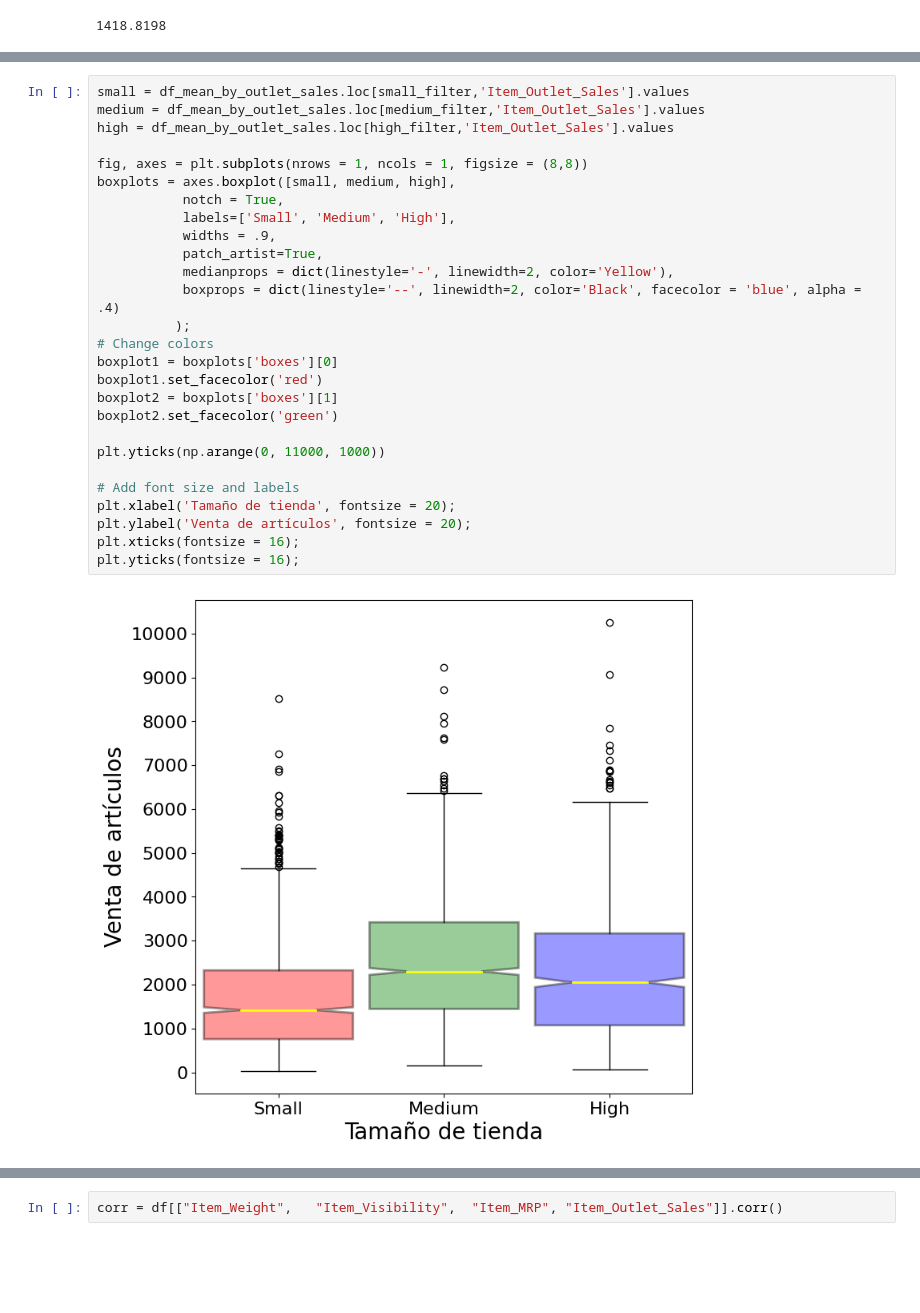
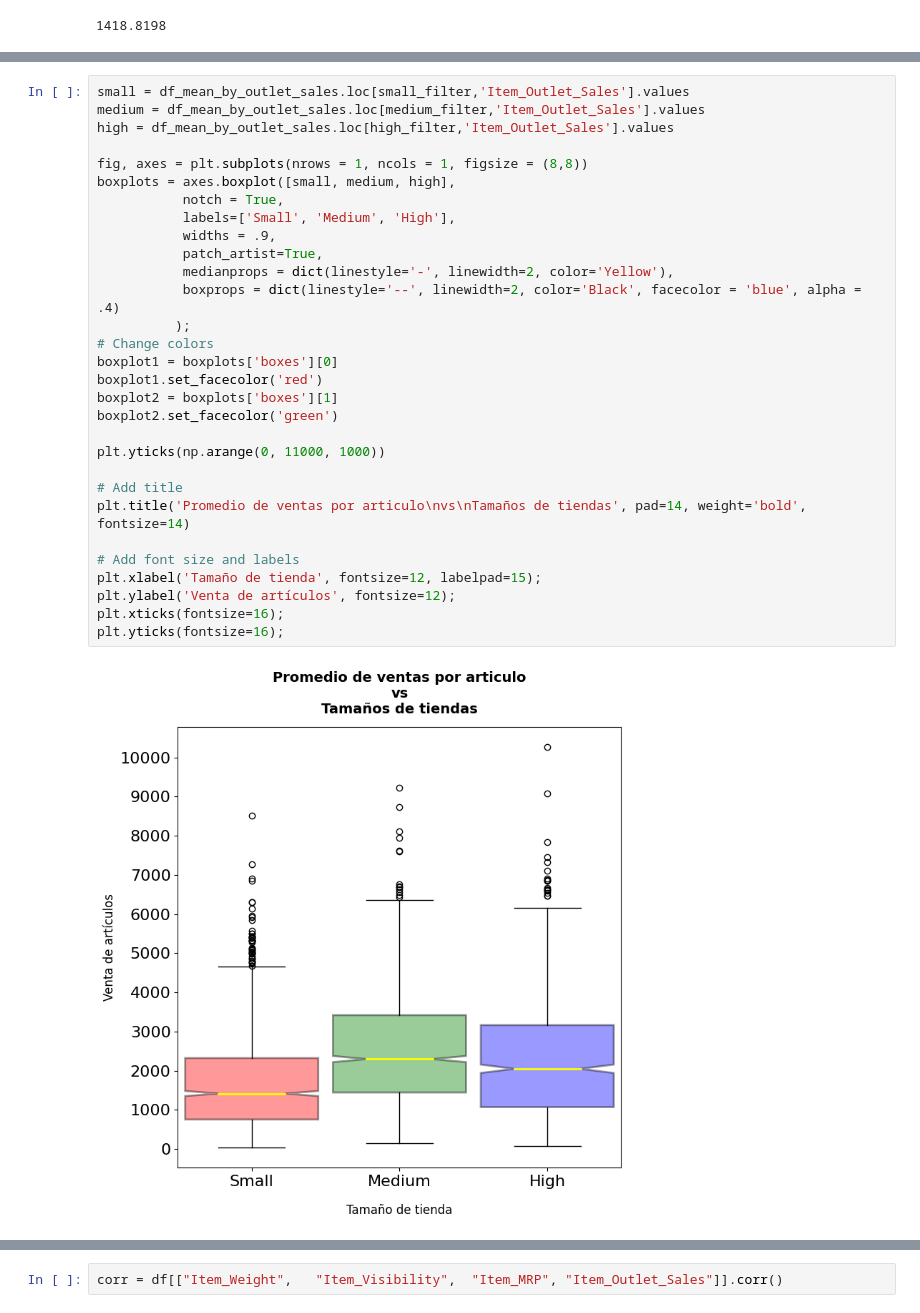
Before and after one commit to betsyvies/food-sales-predictions, a Jupyter notebook: food_sales_predictions.ipynb, the cells around one changed output, grey strips where cells are left out. Saved outputs shown, nothing was run; the diff lists cells and outputs as text; blank space fills up the shorter version.

```diff
--- a/food_sales_predictions.ipynb
+++ b/food_sales_predictions.ipynb
@@ -369,32 +369,35 @@ Cabe resaltar que en las tres boxplots podemos ver que hay una tendencia hacia v
 # %%
 small = df_mean_by_outlet_sales.loc[small_filter,'Item_Outlet_Sales'].values
 medium = df_mean_by_outlet_sales.loc[medium_filter,'Item_Outlet_Sales'].values
 high = df_mean_by_outlet_sales.loc[high_filter,'Item_Outlet_Sales'].values
 
 fig, axes = plt.subplots(nrows = 1, ncols = 1, figsize = (8,8))
 boxplots = axes.boxplot([small, medium, high],
            notch = True,
            labels=['Small', 'Medium', 'High'],
            widths = .9,
            patch_artist=True,
            medianprops = dict(linestyle='-', linewidth=2, color='Yellow'),
            boxprops = dict(linestyle='--', linewidth=2, color='Black', facecolor = 'blue', alpha = .4)
           );
 # Change colors
 boxplot1 = boxplots['boxes'][0]
 boxplot1.set_facecolor('red')
 boxplot2 = boxplots['boxes'][1]
 boxplot2.set_facecolor('green')
 
 plt.yticks(np.arange(0, 11000, 1000))
 
+# Add title
+plt.title('Promedio de ventas por articulo\nvs\nTamaños de tiendas', pad=14, weight='bold', fontsize=14)
+
 # Add font size and labels
-plt.xlabel('Tamaño de tienda', fontsize = 20);
-plt.ylabel('Venta de artículos', fontsize = 20);
-plt.xticks(fontsize = 16);
-plt.yticks(fontsize = 16);
+plt.xlabel('Tamaño de tienda', fontsize=12, labelpad=15);
+plt.ylabel('Venta de artículos', fontsize=12);
+plt.xticks(fontsize=16);
+plt.yticks(fontsize=16);
 # %% [output]
-[figure, old version]
+[figure, new version]
 # %% [markdown]
 #### Mapa de calor
 
```
Also changed, not shown: parts of 13 cells of this notebook.
